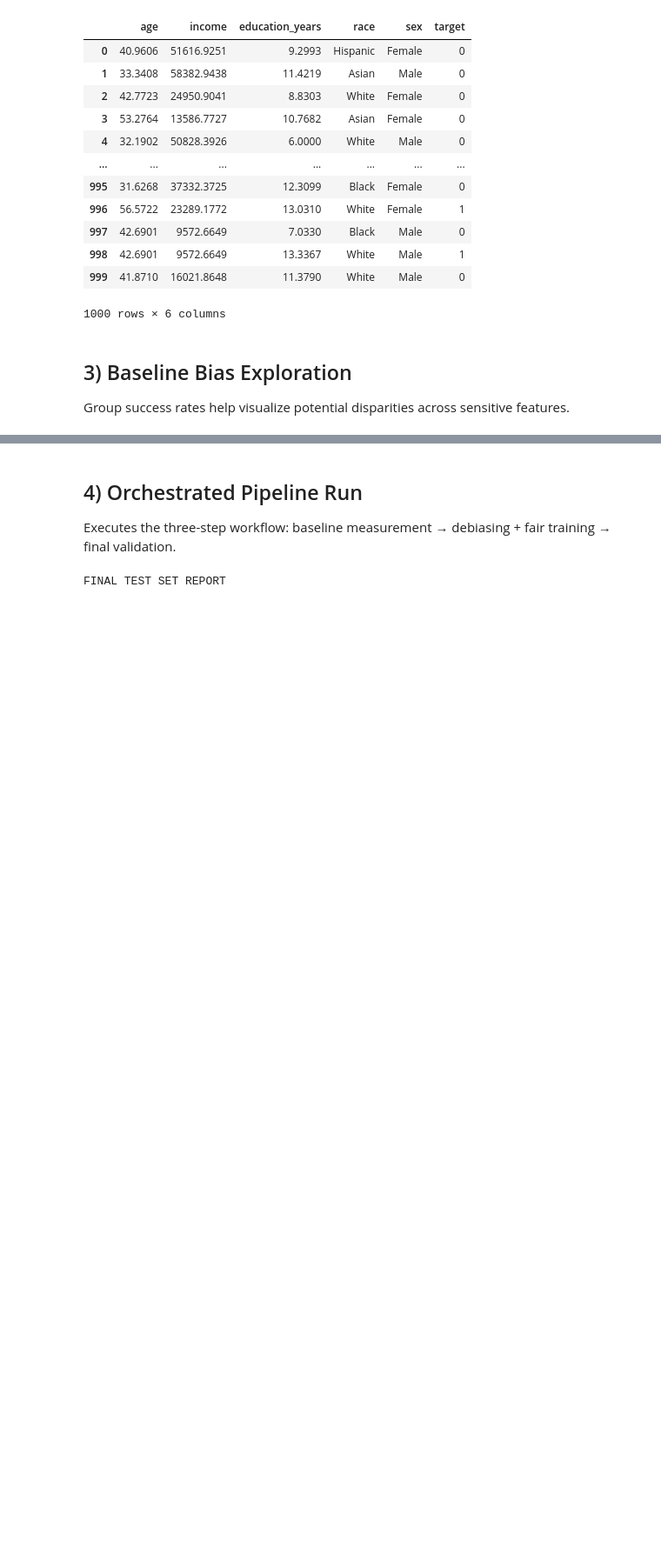
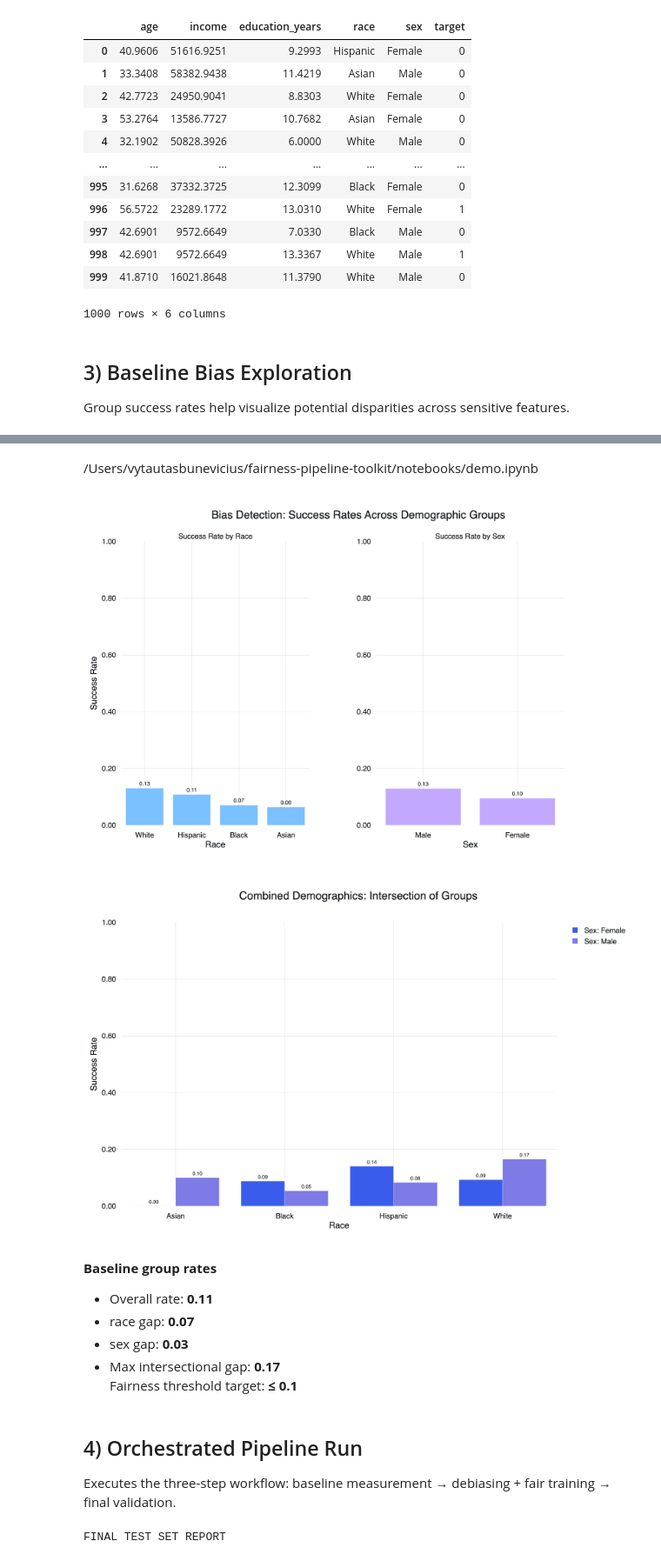
Before and after one commit to vytautas-bunevicius/fairness-pipeline-toolkit, a Jupyter notebook: notebooks/demo.ipynb, the cells around one changed output, grey strips where cells are left out. Shown at 87% size. Saved outputs shown, nothing was run; the diff lists cells and outputs as text; code cells hidden in the pictures; blank space fills up the shorter version.

```diff
--- a/notebooks/demo.ipynb
+++ b/notebooks/demo.ipynb
@@ -257,3 +200,76 @@ Fairness threshold target: **≤ 0.1**
+# %% [markdown]
+<llm-snippet-file>/Users/vytautasbunevicius/fairness-pipeline-toolkit/notebooks/demo.ipynb</llm-snippet-file>
+# %%
+viz_config = VisualizationConfig.from_pyproject()
+sensitive_features = config["data"]["sensitive_features"]
+
+individual_fig = plot_success_rates_by_groups(
+    data=df,
+    viz_config=viz_config,
+    target_column=config["data"]["target_column"],
+    sensitive_features=sensitive_features,
+    title="Bias Detection: Success Rates Across Demographic Groups",
+)
+combined_fig = plot_combined_success_rates(
+    data=df,
+    viz_config=viz_config,
+    target_column=config["data"]["target_column"],
+    sensitive_features=sensitive_features,
+    title="Combined Demographics: Intersection of Groups",
+)
+
+img_dir = _Path("../images")
+img_groups = img_dir / "success_rates_by_groups.png"
+img_combined_candidates = [
+    img_dir / "combined_success_rates.png",
+    img_dir / "success_rates_combined.png",
+    img_dir / "combined_success_rates_by_groups.png",
+]
+if img_groups.exists():
+    display(Image(filename=str(img_groups), width=720))
+for _p in img_combined_candidates:
+    if _p.exists():
+        display(Image(filename=str(_p), width=720))
+        break
+
+race_success = (
+    df.groupby(sensitive_features[0])[config["data"]["target_column"]]
+    .mean()
+    .sort_values(ascending=False)
+)
+sex_success = (
+    df.groupby(sensitive_features[1])[config["data"]["target_column"]]
+    .mean()
+    .sort_values(ascending=False)
+)
+overall_rate = df[config["data"]["target_column"]].mean()
+race_gap = race_success.max() - race_success.min()
+sex_gap = abs(sex_success.iloc[0] - sex_success.iloc[1])
+combo = df.groupby(sensitive_features)[config["data"]["target_column"]].mean()
+gap_combo = combo.max() - combo.min()
+
+md(
+    f"""
+**Baseline group rates**
+
+- Overall rate: **{overall_rate:.2f}**
+- {sensitive_features[0]} gap: **{race_gap:.2f}**
+- {sensitive_features[1]} gap: **{sex_gap:.2f}**
+- Max intersectional gap: **{gap_combo:.2f}**
+Fairness threshold target: **≤ {config["evaluation"]["fairness_threshold"]}**
+"""
+)
+# %% [output]
+[figure, added]
+[figure, added]
+
+**Baseline group rates**
+
+- Overall rate: **0.11**
+- race gap: **0.07**
+- sex gap: **0.03**
+- Max intersectional gap: **0.17**
+Fairness threshold target: **≤ 0.1**
 # %% [markdown]
 ## 4) Orchestrated Pipeline Run
 
```
Also changed, not shown: parts of 4 cells of this notebook, 2 other files.
